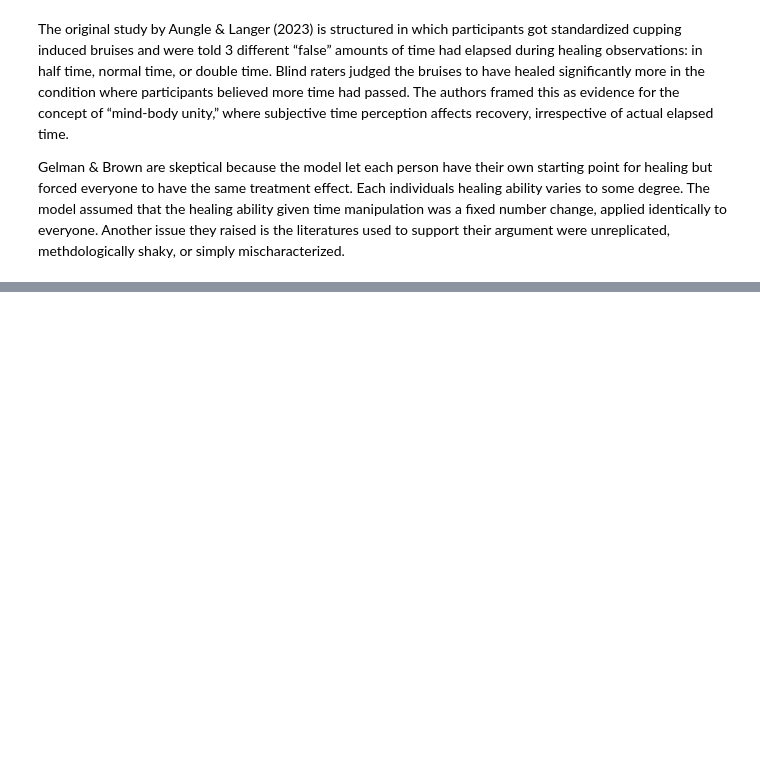
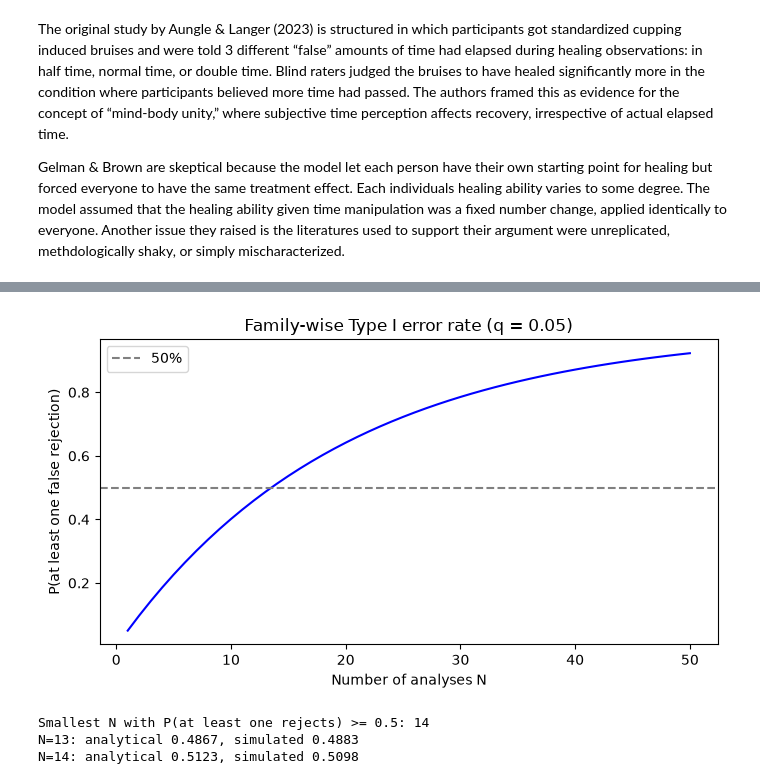
Before and after one commit to jchou27/Math50, a Jupyter notebook: hw1/hw1.ipynb, the cells around one changed output, grey strips where cells are left out. Saved outputs shown, nothing was run; the diff lists cells and outputs as text; code cells hidden in the pictures; blank space fills up the shorter version.

```diff
--- a/hw1/hw1.ipynb
+++ b/hw1/hw1.ipynb
@@ -75,17 +44,40 @@ So $N = 14$ analyses are enough to give a 50% chance of at least one false rejec
+# %%
+q = 0.05
+N_vals = np.arange(1, 51)
+prob = 1 - (1 - q) ** N_vals # closed form from part (a) for N = 1..50
+
+plt.figure(figsize=(7, 4))
+plt.plot(N_vals, prob, color="blue")
+plt.axhline(0.5, color="gray", linestyle="--", label="50%") # where the curve crosses = answer to (b)
+plt.xlabel("Number of analyses N")
+plt.ylabel("P(at least one false rejection)")
+plt.title(f"Family-wise Type I error rate (q = {q})")
+plt.legend()
+plt.tight_layout()
+plt.show()
+# %% [output]
+[figure, added]
 # %%
 q = 0.05
-N_analytical = np.log(0.5) / np.log(1 - q)
-print(f"Exact N: {N_analytical:.4f}  →  ceiling N = {int(np.ceil(N_analytical))}")
+rng = np.random.default_rng(42) # seeded so the results are reproducible
+trials = 100_000
 
-N = int(np.ceil(N_analytical))
-print(f"Analytical P(at least one rejects) for N={N}: {1 - (1-q)**N:.4f}")
+# smallest N where the part (a) formula reaches 50%
+N = 1
+while 1 - (1 - q) ** N < 0.5:
+    N += 1
+print(f"Smallest N with P(at least one rejects) >= 0.5: {N}")
 
-# Simulation
-np.random.seed(42)
-n_trials = 100_000
-outcomes = np.random.random((n_trials, N)) < q
-sim_prob = outcomes.any(axis=1).mean()
-print(f"Simulated  P(at least one rejects) for N={N}: {sim_prob:.4f}")
+for N_check in [N - 1, N]: # 14 should be the first N to reach 50%
+    analytical = 1 - (1 - q) ** N_check
+    # M = number of false rejections among N independent analyses ~ Binomial(N, q)
+    M = rng.binomial(n=N_check, p=q, size=trials)
+    sim_prob = np.mean(M >= 1) # fraction of trials with at least one rejection
+    print(f"N={N_check}: analytical {analytical:.4f}, simulated {sim_prob:.4f}")
+# %% [output]
+Smallest N with P(at least one rejects) >= 0.5: 14
+N=13: analytical 0.4867, simulated 0.4883
+N=14: analytical 0.5123, simulated 0.5098
 # %% [markdown]
 ### Part (c)
 
```
Also changed, not shown: parts of 19 cells of this notebook, 5 other files.
